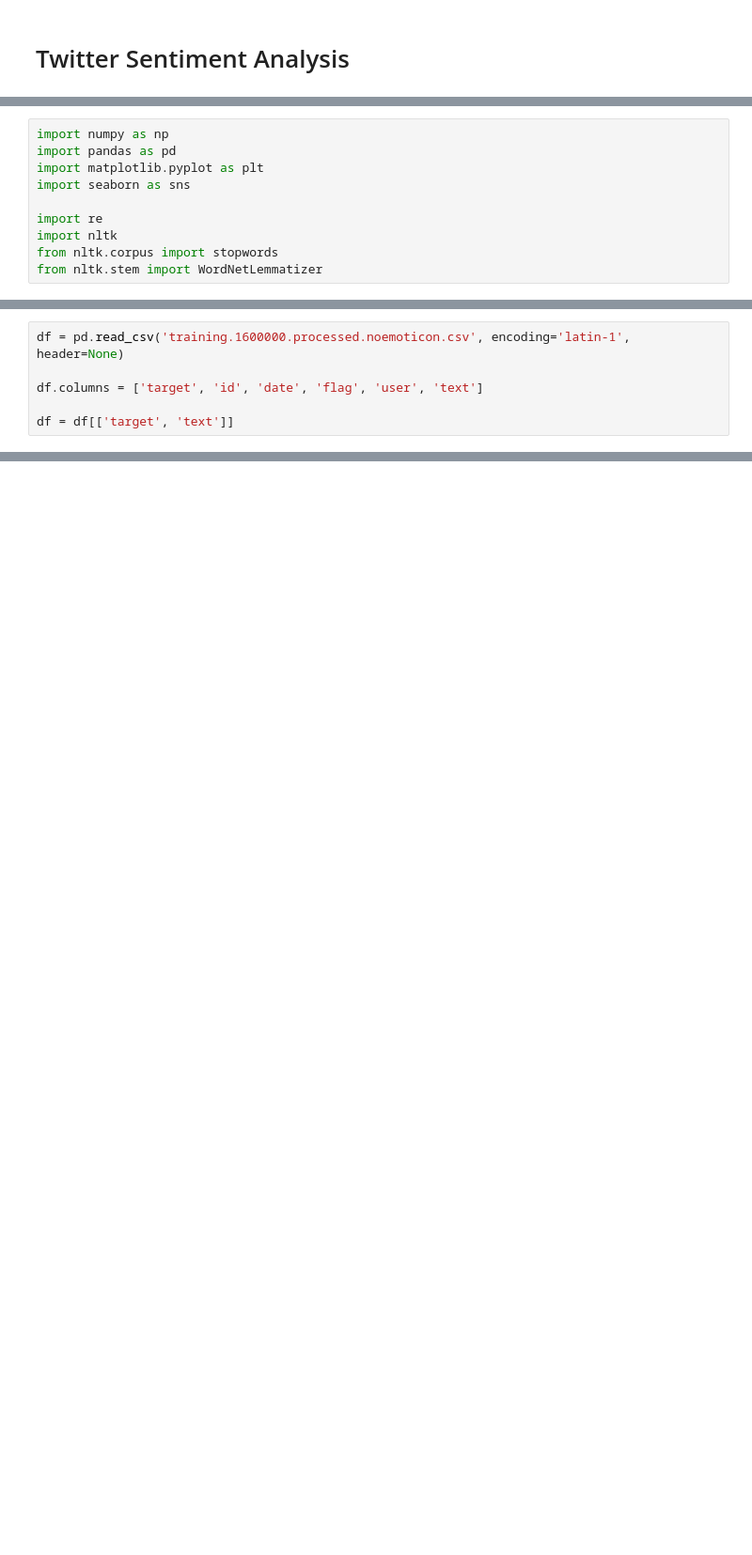
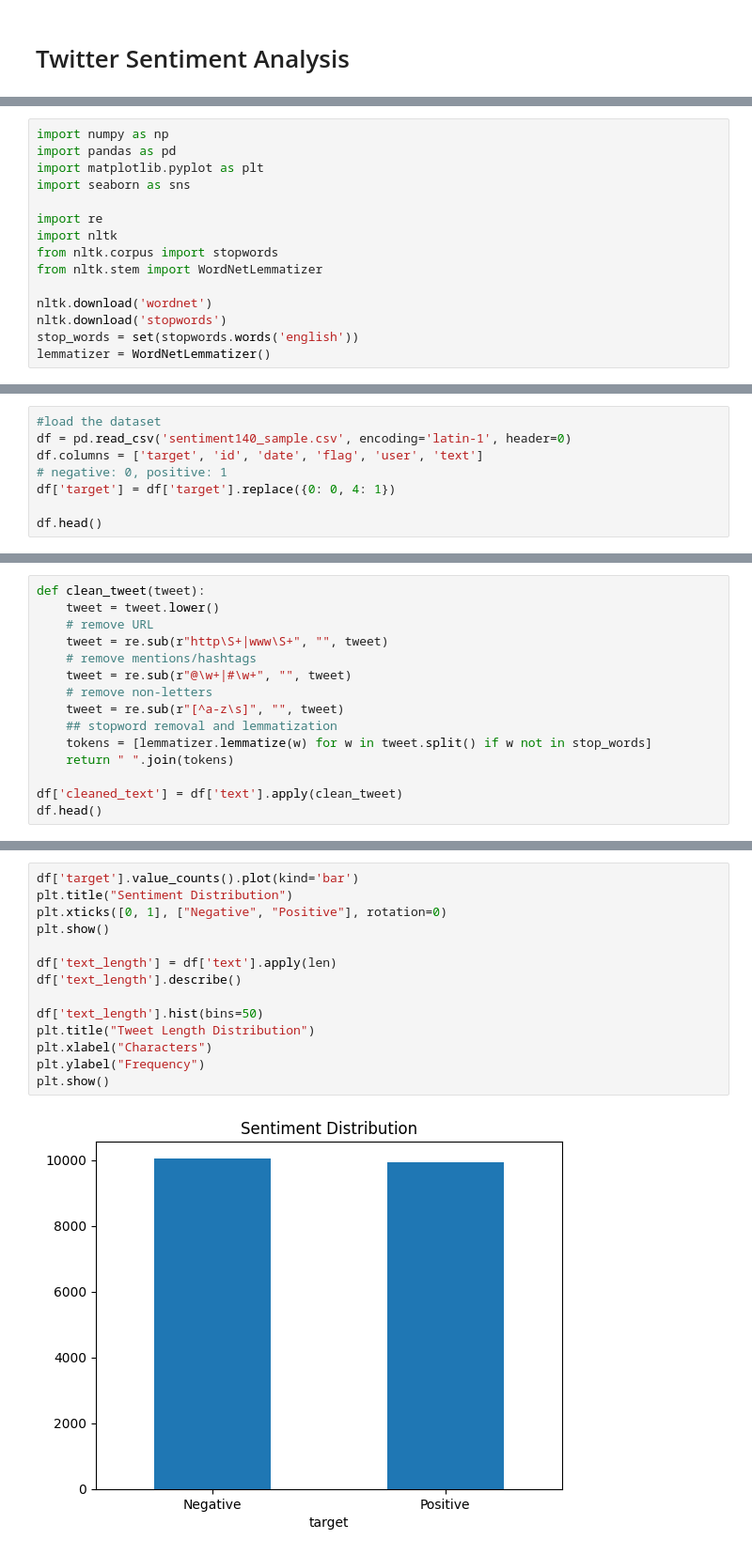
Before and after one commit to sampage10/TwitterSentimentAnalysis, a Jupyter notebook: twitterSentiment.ipynb, the cells around one changed output, grey strips where cells are left out. Shown at 94% size. Saved outputs shown, nothing was run; the diff lists cells and outputs as text; blank space fills up the shorter version.

```diff
--- a/twitterSentiment.ipynb
+++ b/twitterSentiment.ipynb
@@ -14,3 +14,8 @@ import re
 import nltk
 from nltk.corpus import stopwords
 from nltk.stem import WordNetLemmatizer
+
+nltk.download('wordnet')
+nltk.download('stopwords')
+stop_words = set(stopwords.words('english'))
+lemmatizer = WordNetLemmatizer()
@@ -17,7 +29,9 @@ from nltk.stem import WordNetLemmatizer
 # %%
-df = pd.read_csv('training.1600000.processed.noemoticon.csv', encoding='latin-1', header=None)
+#load the dataset
+df = pd.read_csv('sentiment140_sample.csv', encoding='latin-1', header=0)
+df.columns = ['target', 'id', 'date', 'flag', 'user', 'text']
+# negative: 0, positive: 1
+df['target'] = df['target'].replace({0: 0, 4: 1})
 
-df.columns = ['target', 'id', 'date', 'flag', 'user', 'text']
-
-df = df[['target', 'text']]
+df.head()
 # %% [output]
@@ -24,0 +63,15 @@ FileNotFoundError: [Errno 2] No such file or directory: 'training.1600000.proces
+# %%
+def clean_tweet(tweet):
+    tweet = tweet.lower()
+    # remove URL
+    tweet = re.sub(r"http\S+|www\S+", "", tweet)
+    # remove mentions/hashtags
+    tweet = re.sub(r"@\w+|#\w+", "", tweet)
+    # remove non-letters
+    tweet = re.sub(r"[^a-z\s]", "", tweet)
+    ## stopword removal and lemmatization
+    tokens = [lemmatizer.lemmatize(w) for w in tweet.split() if w not in stop_words]
+    return " ".join(tokens)
+
+df['cleaned_text'] = df['text'].apply(clean_tweet)
+df.head()
@@ -24,0 +87,16 @@ FileNotFoundError: [Errno 2] No such file or directory: 'training.1600000.proces
+# %%
+df['target'].value_counts().plot(kind='bar')
+plt.title("Sentiment Distribution")
+plt.xticks([0, 1], ["Negative", "Positive"], rotation=0)
+plt.show()
+
+df['text_length'] = df['text'].apply(len)
+df['text_length'].describe()
+
+df['text_length'].hist(bins=50)
+plt.title("Tweet Length Distribution")
+plt.xlabel("Characters")
+plt.ylabel("Frequency")
+plt.show()
+# %% [output]
+[figure, added]
```
Also changed, not shown: parts of 22 cells of this notebook, 22 other files.
